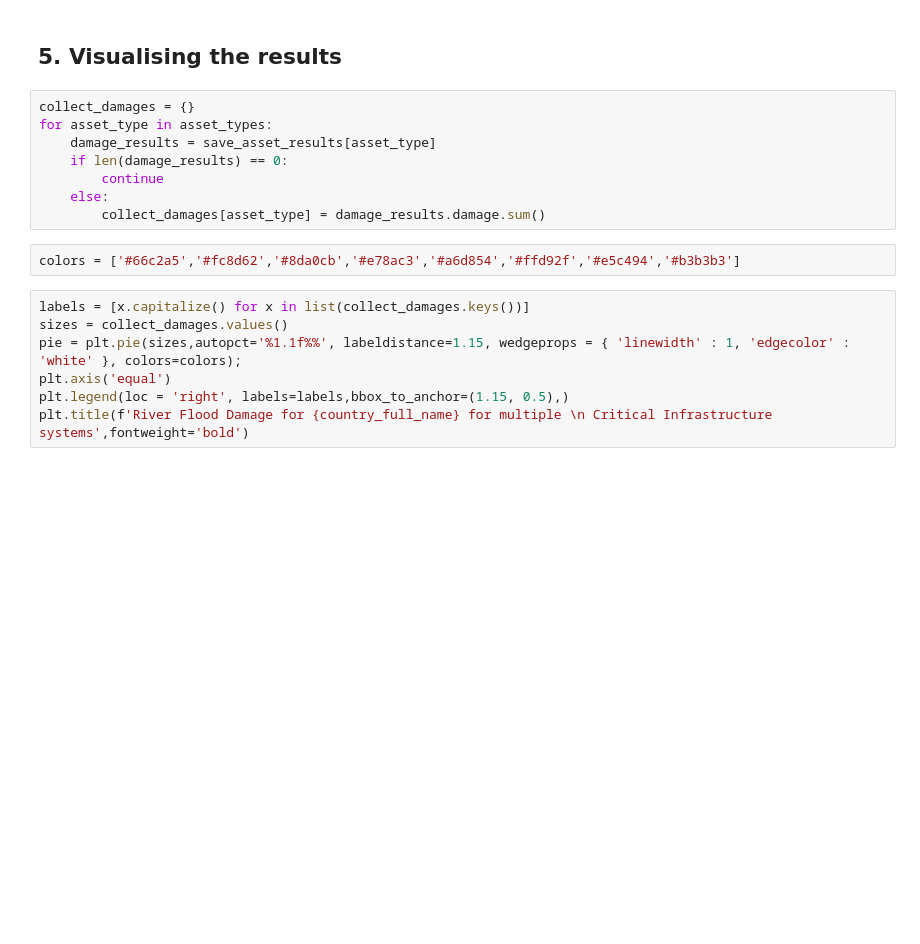
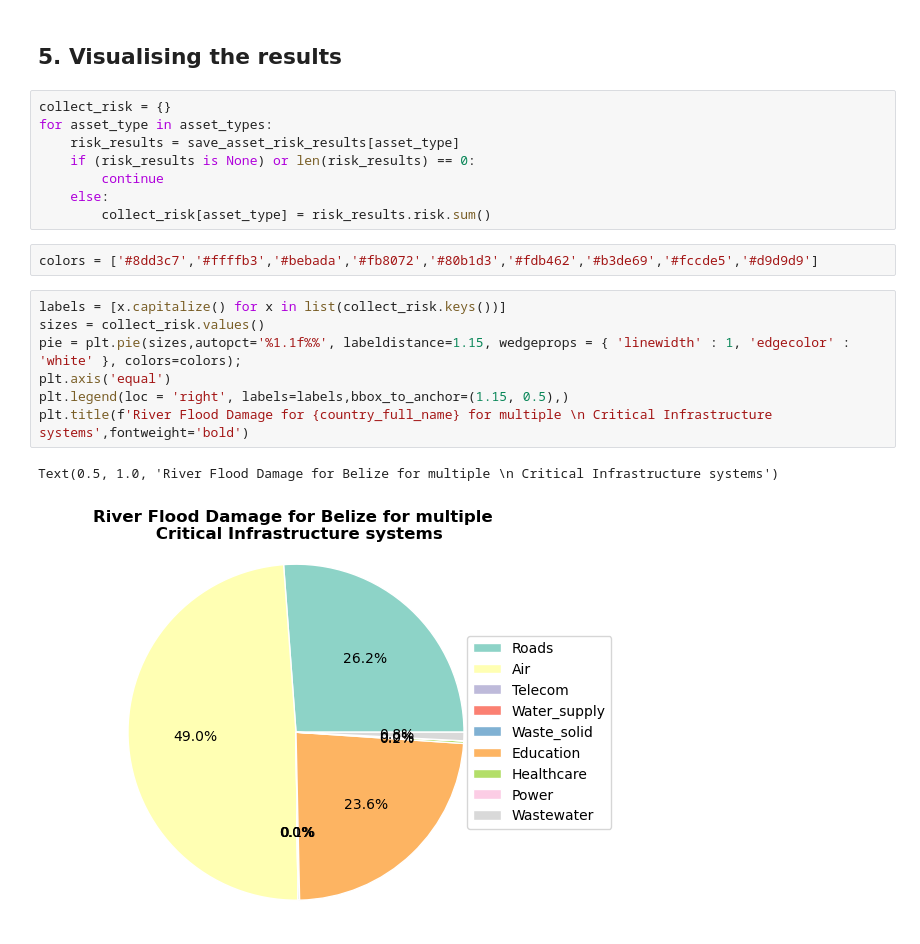
Before and after one commit to VU-IVM/GlobalInfraRisk, a Jupyter notebook: _sources/use_cases/all_ci_risk.ipynb, the cells around one changed output. Drawn from its saved outputs; the diff is of its cells as text; blank space fills up the shorter version.

```diff
--- a/_sources/use_cases/all_ci_risk.ipynb
+++ b/_sources/use_cases/all_ci_risk.ipynb
@@ -282,19 +280,22 @@ KeyError: 'damage'
 # %% [markdown]
 ## 5. Visualising the results
 # %%
-collect_damages = {}
+collect_risk = {}
 for asset_type in asset_types:
-    damage_results = save_asset_results[asset_type]
-    if len(damage_results) == 0:
+    risk_results = save_asset_risk_results[asset_type]
+    if (risk_results is None) or len(risk_results) == 0:
         continue
     else:
-        collect_damages[asset_type] = damage_results.damage.sum()
+        collect_risk[asset_type] = risk_results.risk.sum()
 # %%
-colors = ['#66c2a5','#fc8d62','#8da0cb','#e78ac3','#a6d854','#ffd92f','#e5c494','#b3b3b3']
+colors = ['#8dd3c7','#ffffb3','#bebada','#fb8072','#80b1d3','#fdb462','#b3de69','#fccde5','#d9d9d9']
 # %%
-labels = [x.capitalize() for x in list(collect_damages.keys())]
-sizes = collect_damages.values()
+labels = [x.capitalize() for x in list(collect_risk.keys())]
+sizes = collect_risk.values()
 pie = plt.pie(sizes,autopct='%1.1f%%', labeldistance=1.15, wedgeprops = { 'linewidth' : 1, 'edgecolor' : 'white' }, colors=colors);
 plt.axis('equal')
 plt.legend(loc = 'right', labels=labels,bbox_to_anchor=(1.15, 0.5),)
 plt.title(f'River Flood Damage for {country_full_name} for multiple \n Critical Infrastructure systems',fontweight='bold')
+# %% [output]
+Text(0.5, 1.0, 'River Flood Damage for Belize for multiple \n Critical Infrastructure systems')
+[figure, added]
```
Also changed, not shown: parts of 1 cell of this notebook, 32 other files.
